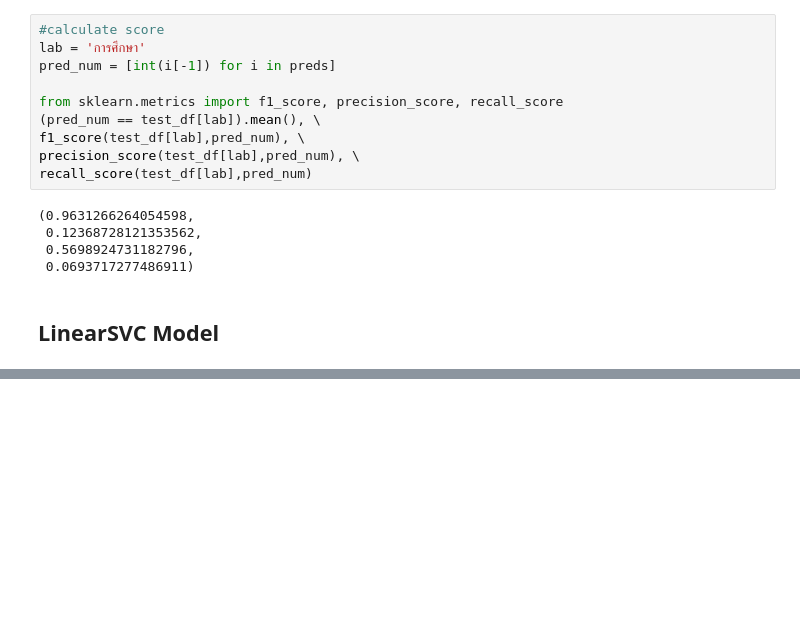
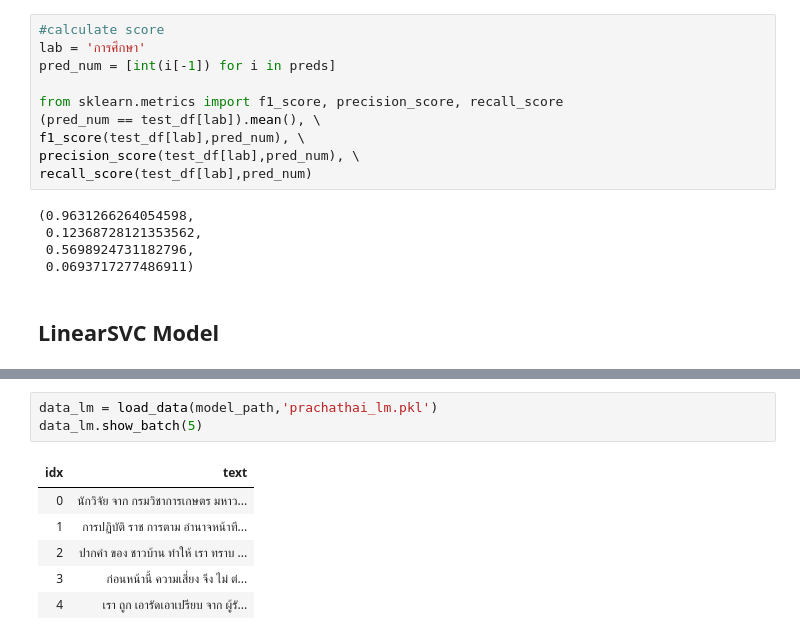
Before and after one commit to PyThaiNLP/prachathai-67k, a Jupyter notebook: classification.ipynb, the cells around one changed output, grey strips where cells are left out. Drawn from its saved outputs; the diff is of its cells as text; blank space fills up the shorter version.

```diff
--- a/classification.ipynb
+++ b/classification.ipynb
@@ -303,0 +376,10 @@ for i in range(12):
+# %%
+data_lm = load_data(model_path,'prachathai_lm.pkl')
+data_lm.show_batch(5)
+# %% [output]
+| idx | text |
+| 0 | นักวิจัย จาก กรมวิชาการเกษตร มหาว... |
+| 1 | การปฏิบัติ ราช การตาม อำนาจหน้าที... |
+| 2 | ปากคำ ของ ชาวบ้าน ทำให้ เรา ทราบ ... |
+| 3 | ก่อนหน้านี้ ความเสี่ยง จึง ไม่ ต่... |
+| 4 | เรา ถูก เอารัดเอาเปรียบ จาก ผู้รั... |
```
Also changed, not shown: parts of 24 cells of this notebook, 4 other files.
